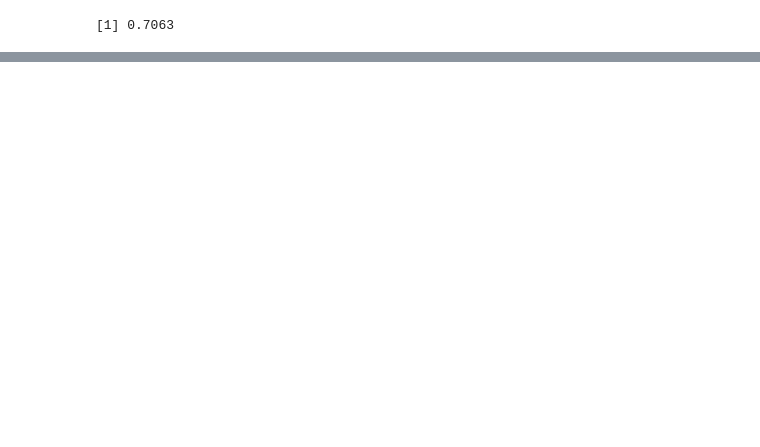
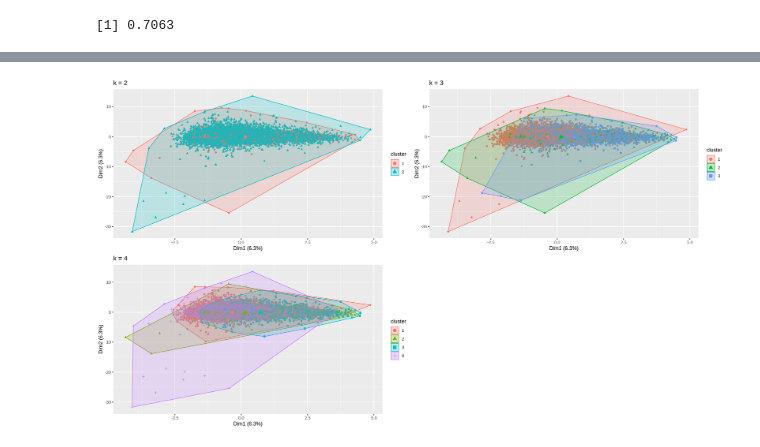
Before and after one commit to prakashsukhwal/Financial-Analytics-GARCH-Factor-Analysis-and-RNN-Models-, a Jupyter notebook: FA_sol_R_translation.ipynb, the cells around one changed output, grey strips where cells are left out. Drawn from its saved outputs; the diff is of its cells as text; code cells hidden in the pictures; blank space fills up the shorter version.

```diff
--- a/FA_sol_R_translation.ipynb
+++ b/FA_sol_R_translation.ipynb
@@ -532,0 +559,6 @@ geom_line(aes(x =1:nrow(sorted_income) ,y = old.Income, colour = 'orange'), lwd=
+# %%
+# clustering using the 16 factors
+cols = c('MR1',	'MR2',	'MR5',	'MR9'	,'MR7',	'MR14',	'MR6'	,'MR3',	'MR13',	'MR12',	'MR20',	'MR24',	'MR11',	'MR4'	,'MR10',	'MR17')
+dff = dt_num_fa %>%
+    dplyr::select(cols)
+head(dff, 4)
@@ -532,0 +573,15 @@ geom_line(aes(x =1:nrow(sorted_income) ,y = old.Income, colour = 'orange'), lwd=
+# %%
+df = scale(dff)
+# checking for multiple possible K
+k2 <- kmeans(df, algorithm="Lloyd",centers = 2, nstart = 25,iter.max=200)
+k3 <- kmeans(df, algorithm="Lloyd",centers = 3, nstart = 25,iter.max=200)
+k4 <- kmeans(df, algorithm="Lloyd",centers = 4, nstart = 25,iter.max=200)
+
+# plots to compare
+p1 <- fviz_cluster(k2, geom = "point", data = df) + ggtitle("k = 2")
+p2 <- fviz_cluster(k3, geom = "point",  data = df) + ggtitle("k = 3")
+p3 <- fviz_cluster(k4, geom = "point",  data = df) + ggtitle("k = 4")
+
+grid.arrange(p1, p2, p3, nrow = 2)
+# %% [output]
+[figure, added]
```
Also changed, not shown: parts of 12 cells of this notebook.
